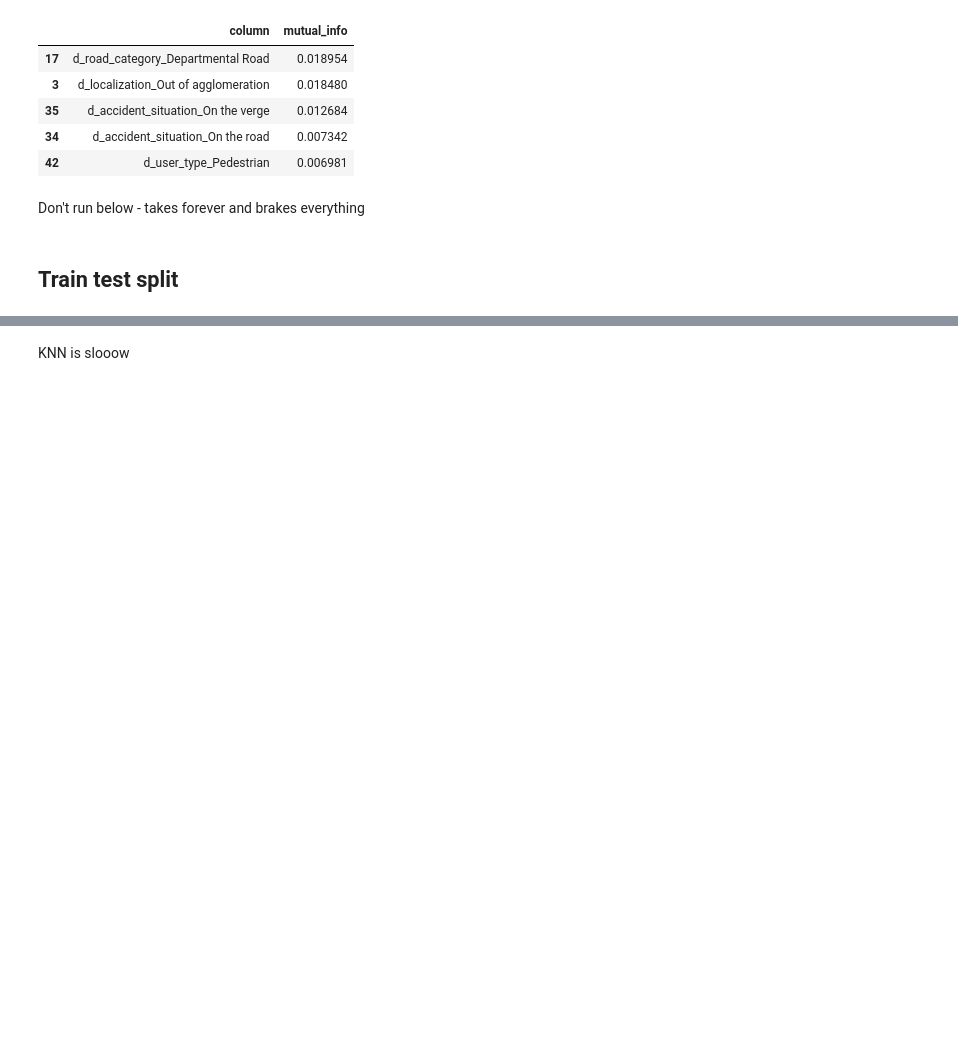
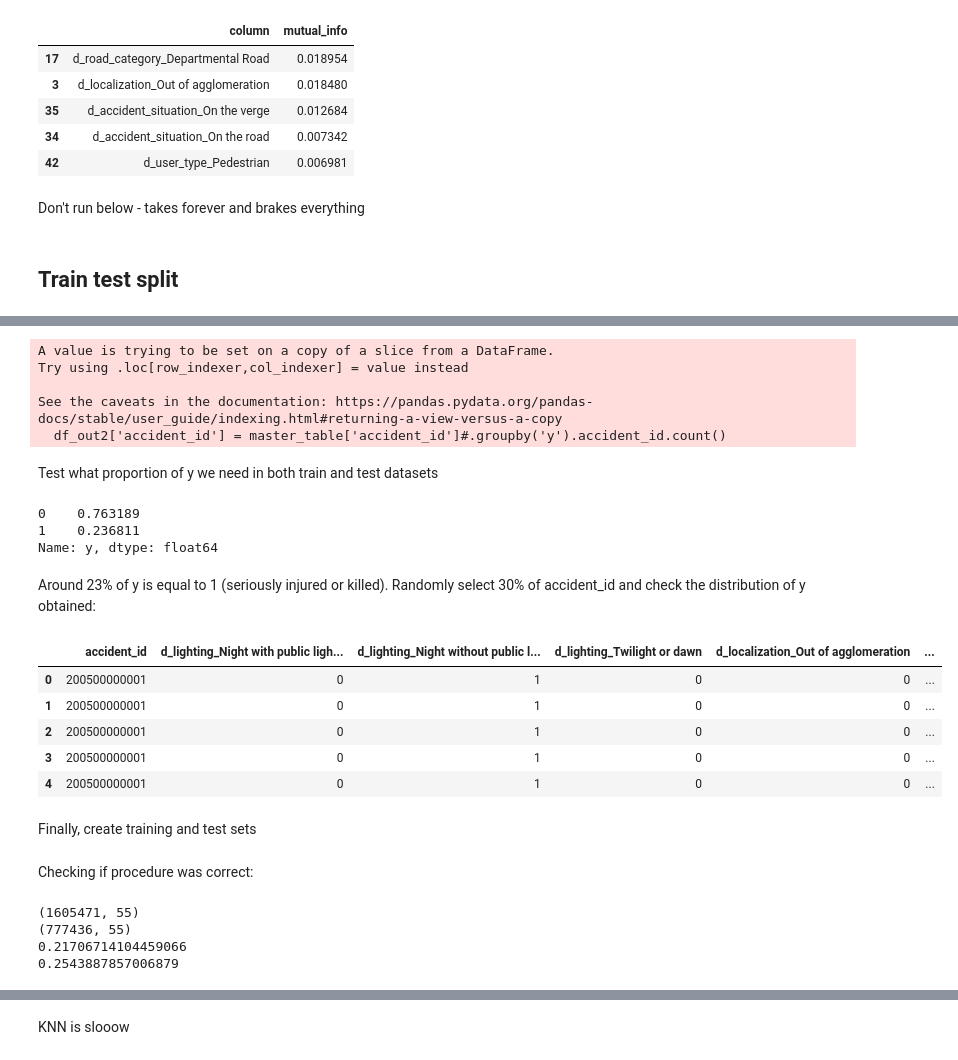
Before and after one commit to kmatusz/accidents, a Jupyter notebook: Modeling.ipynb, the cells around one changed output, grey strips where cells are left out. Saved outputs shown, nothing was run; the diff lists cells and outputs as text; code cells hidden in the pictures; blank space fills up the shorter version.

```diff
--- a/Modeling.ipynb
+++ b/Modeling.ipynb
@@ -340,0 +358,34 @@ Don't run below - takes forever and brakes everything
+# %%
+df_out2['accident_id'] = master_table['accident_id']#.groupby('y').accident_id.count()
+# %% [output]
+A value is trying to be set on a copy of a slice from a DataFrame.
+Try using .loc[row_indexer,col_indexer] = value instead
+
+See the caveats in the documentation: https://pandas.pydata.org/pandas-docs/stable/user_guide/indexing.html#returning-a-view-versus-a-copy
+  df_out2['accident_id'] = master_table['accident_id']#.groupby('y').accident_id.count()
+# %% [markdown]
+Test what proportion of y we need in both train and test datasets
+# %%
+df_out2.y.value_counts(normalize = True)
+# %% [output]
+0    0.763189
+1    0.236811
+Name: y, dtype: float64
+# %% [markdown]
+Around 23% of y is equal to 1 (seriously injured or killed).
+Randomly select 30% of accident_id and check the distribution of y obtained:
+# %%
+temp = pd.DataFrame({'test_id': df_out2.accident_id.sample(frac = 0.3), 'if_test': 1}).set_index('test_id')
+
+temp2 = df_out2.set_index('accident_id').join(temp)
+temp3 = temp2.reset_index().rename({'index': 'accident_id'}, axis = 1)
+temp3.head()
+# %% [output]
+|  | accident_id | d_lighting_Night with public ligh... | d_lighting_Night without public l... | d_lighting_Twilight or dawn | d_localization_Out of agglomeration | ... |
+| 0 | 200500000001 | 0 | 1 | 0 | 0 | ... |
+| 1 | 200500000001 | 0 | 1 | 0 | 0 | ... |
+| 2 | 200500000001 | 0 | 1 | 0 | 0 | ... |
+| 3 | 200500000001 | 0 | 1 | 0 | 0 | ... |
+| 4 | 200500000001 | 0 | 1 | 0 | 0 | ... |
+# %% [markdown]
+Finally, create training and test sets
@@ -340,0 +395,13 @@ Don't run below - takes forever and brakes everything
+# %% [markdown]
+Checking if procedure was correct:
+# %%
+print(test.shape)
+print(train.shape)
+
+print(test.y.mean())
+print(train.y.mean())
+# %% [output]
+(1605471, 55)
+(777436, 55)
+0.21706714104459066
+0.2543887857006879
```
Also changed, not shown: parts of 15 cells of this notebook.
